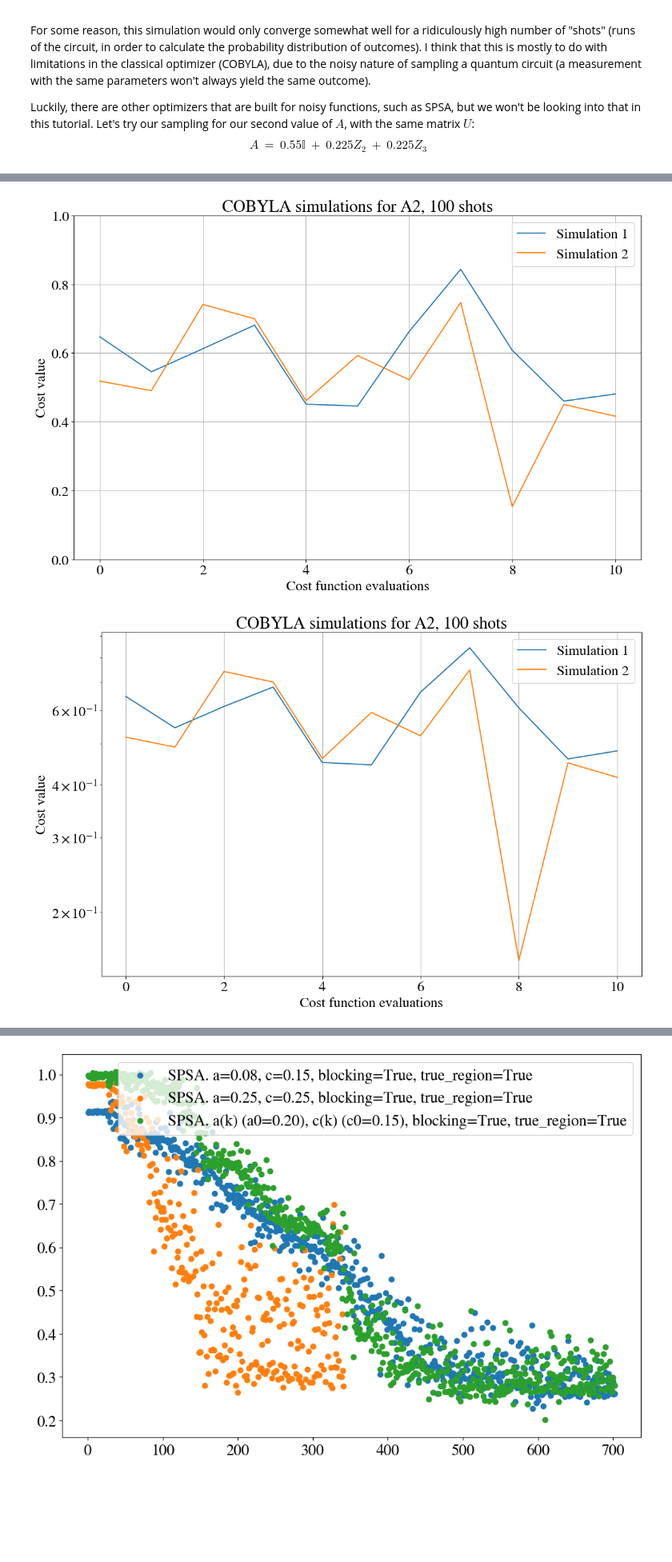
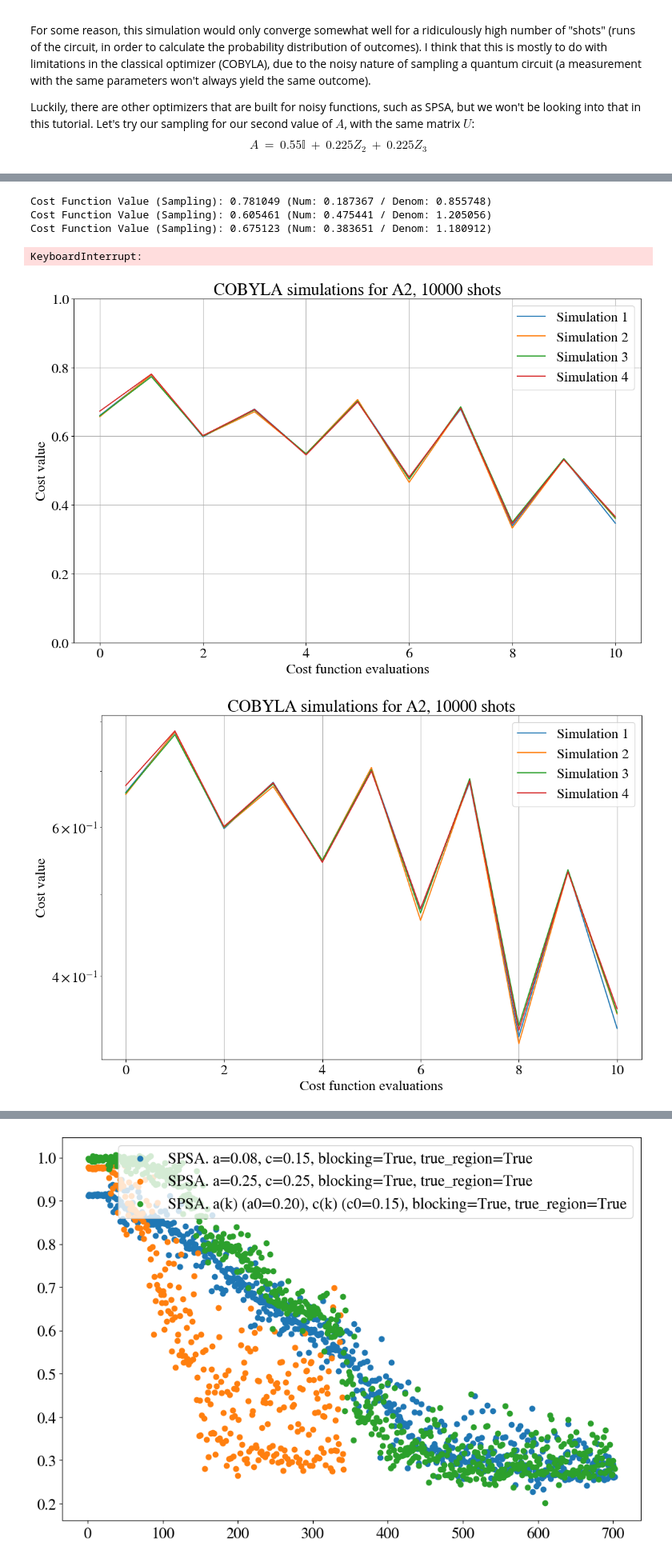
Before and after one commit to ZhiganovD/Numerical-methods-VQE, a Jupyter notebook: Alice_Gregor/Qiskit Notebook VQLS.ipynb, the cells around one changed output, grey strips where cells are left out. Shown at 80% size. Cells and saved outputs as stored; diff of their text form; code cells hidden in the pictures; blank space fills up the shorter version.

```diff
--- a/Alice_Gregor/Qiskit Notebook VQLS.ipynb
+++ b/Alice_Gregor/Qiskit Notebook VQLS.ipynb
@@ -895,21 +896,22 @@ def calculate_cost_function_sampling(parameters,shots, coefficient_set, gate_set
     cost_history.append(cost_value)
     return cost_value
 # %%
+# Using COBYLA: fast "convergence", but it gets stuck at a high value.
 coefficient_set_2 = [0.3, 0.4, -0.6]
 gate_set_2 = [[0, 0, 0], [0, 1, 0], [0, 0, 1]]
 
 x0 = np.random.uniform(0, 2*np.pi, 9)      #ansatz random parameters
 num_params = len(x0)
 
-# Using COBYLA: fast "convergence", but it gets stuck at a high value.
-
-SHOTS_list = [1024]
+SHOTS_list = [1024, 10000]
 
 import matplotlib.pyplot as plt
 from matplotlib import rcParams
 rcParams.update({'font.size': 19, 'font.family': 'STIXGeneral', 'mathtext.fontset': 'stix'})
 
 for shots in SHOTS_list:
+    x0 = np.random.uniform(0, 2*np.pi, 9)      #ansatz random parameters
+    num_params = len(x0)
     fig_COBYLA, ax_COBYLA = plt.subplots(1,1,figsize=(12,8))
     fig2_COBYLA, ax2_COBYLA = plt.subplots(1,1,figsize=(12,8))
     print(shots)
@@ -926,11 +928,17 @@ for shots in SHOTS_list:
             lambda x: calculate_cost_function_sampling(x, shots, coefficient_set_2,gate_set_2,cost_history_temp_COBYLA),
             x0=x0,
             method="COBYLA",
-            options={'maxiter':num_params*20, 'disp': True})
+            options={'maxiter':num_params*1, 'disp': True})
         print(out_COBYLA)
         out_f_COBYLA = [out_COBYLA['x'][0:3], out_COBYLA['x'][3:6], out_COBYLA['x'][6:9]]
         # final_cost_COBYLA = out_COBYLA['fun']
         final_cost_COBYLA = out_COBYLA['fun']
+
+        with open(f"vqls/COBYLA/best_cost_history_cobyla_{shots}_{i}.txt", "w") as f:  #overwrites; "a" appends
+                f.write("\n".join(str(item) for item in cost_history_temp_COBYLA))
+                f.write(f" \n COBYLA MINIMIZATION {i}\n")
+                f.write("shots = " + str(shots) + "\n")
+                f.write(str(out_COBYLA)+ "\n \n \n \n \n")
 
         if final_cost_COBYLA <= best_cost_overall_COBYLA:
             print("New best simulation")
@@ -1003,5 +1047,9 @@ KeyboardInterrupt:
+Cost Function Value (Sampling): 0.781049 (Num: 0.187367 / Denom: 0.855748)
+Cost Function Value (Sampling): 0.605461 (Num: 0.475441 / Denom: 1.205056)
+Cost Function Value (Sampling): 0.675123 (Num: 0.383651 / Denom: 1.180912)
+KeyboardInterrupt:
-[figure, old version]
+[figure, new version]
-[figure, old version]
+[figure, new version]
 # %%
 
     fig_SPSA, ax_SPSA = plt.subplots(1,1,figsize=(12,8))
```
Also changed, not shown: parts of 8 cells of this notebook, 17 other files.
